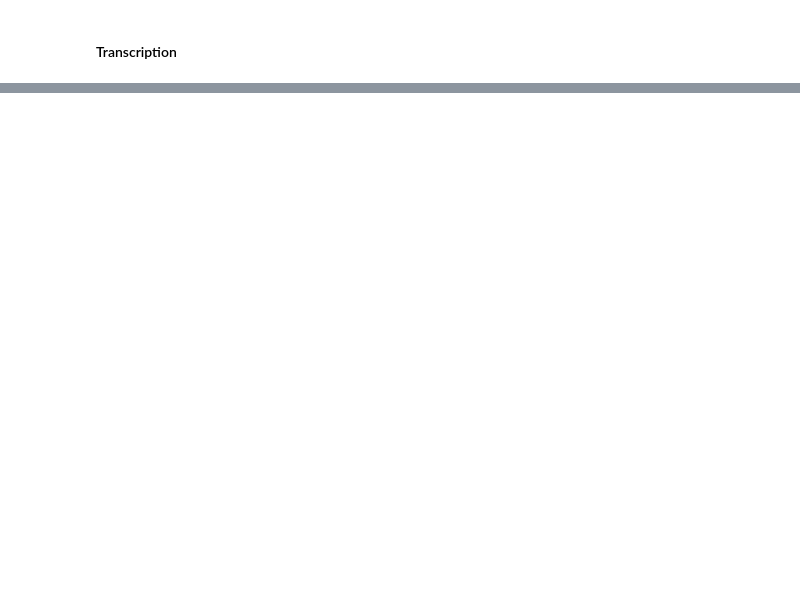
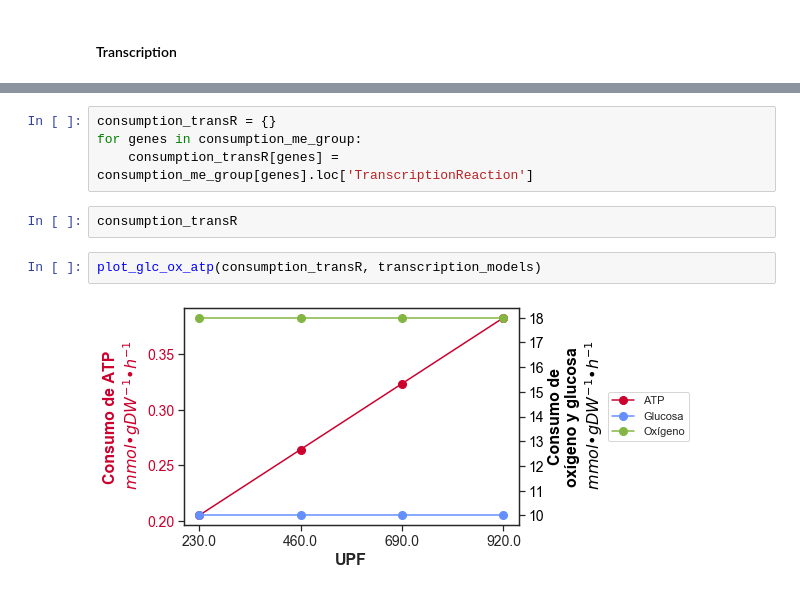
Before and after one commit to utrillalab/Cell_Resource_Minimization_Strategies, a Jupyter notebook: src/Energy.ipynb, the cells around one changed output, grey strips where cells are left out. Cells and saved outputs as stored; diff of their text form; blank space fills up the shorter version.

```diff
--- a/src/Energy.ipynb
+++ b/src/Energy.ipynb
@@ -300,0 +213,10 @@ costo_Mb
+# %%
+consumption_transR = {}
+for genes in consumption_me_group:
+    consumption_transR[genes] = consumption_me_group[genes].loc['TranscriptionReaction']
+# %%
+consumption_transR
+# %%
+plot_glc_ox_atp(consumption_transR, transcription_models)
+# %% [output]
+[figure, added]
```
Also changed, not shown: parts of 29 cells of this notebook, 8 other files.
